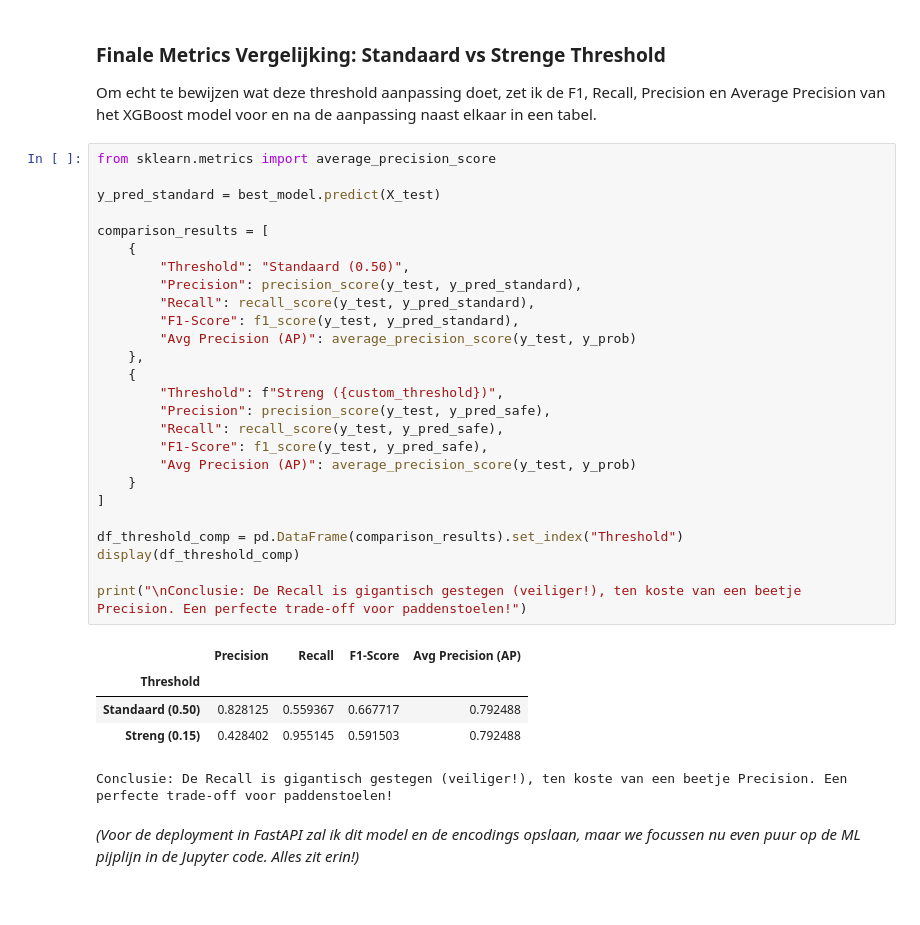
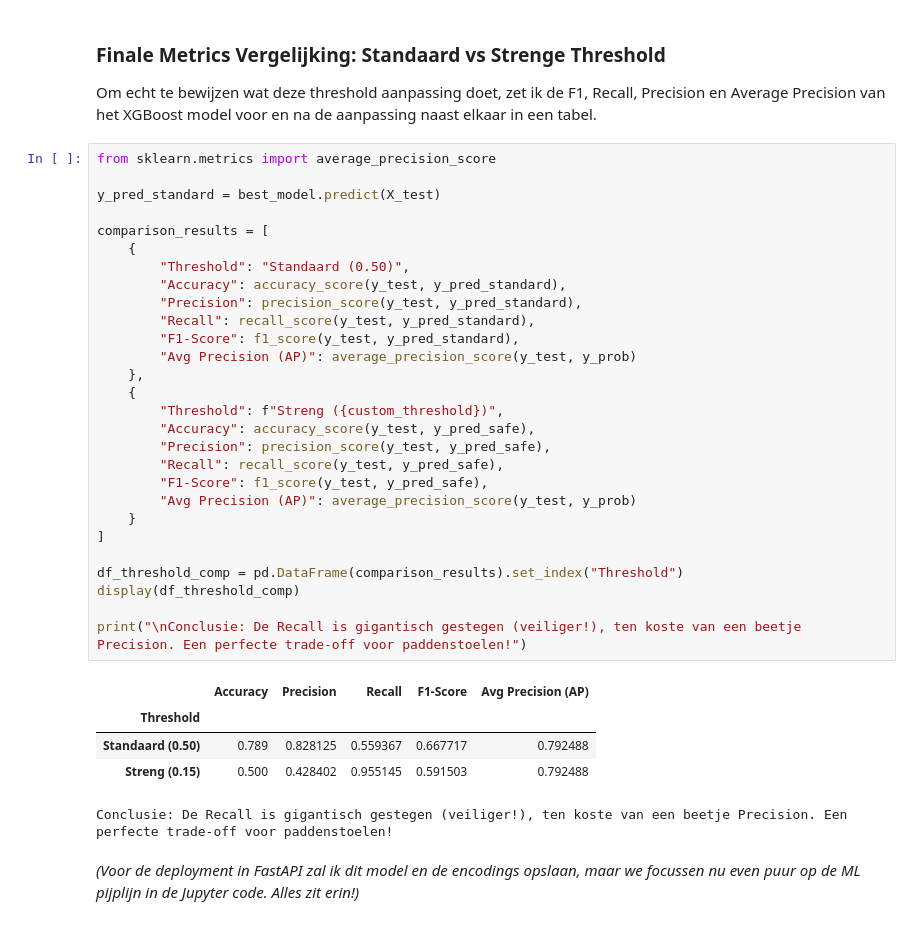
Before and after one commit to dmitcher7/CloudAI-Challenge, a Jupyter notebook: mushrooms/Dimi/01_Dimi_Mushrooms_EDA_Model.ipynb, the cells around one changed output. Drawn from its saved outputs; the diff is of its cells as text.

```diff
--- a/mushrooms/Dimi/01_Dimi_Mushrooms_EDA_Model.ipynb
+++ b/mushrooms/Dimi/01_Dimi_Mushrooms_EDA_Model.ipynb
@@ -283,34 +283,36 @@ Om echt te bewijzen wat deze threshold aanpassing doet, zet ik de F1, Recall, Pr
 # %%
 from sklearn.metrics import average_precision_score
 
 y_pred_standard = best_model.predict(X_test)
 
 comparison_results = [
     {
         "Threshold": "Standaard (0.50)",
+        "Accuracy": accuracy_score(y_test, y_pred_standard),
         "Precision": precision_score(y_test, y_pred_standard),
         "Recall": recall_score(y_test, y_pred_standard),
         "F1-Score": f1_score(y_test, y_pred_standard),
         "Avg Precision (AP)": average_precision_score(y_test, y_prob)
     },
     {
         "Threshold": f"Streng ({custom_threshold})",
+        "Accuracy": accuracy_score(y_test, y_pred_safe),
         "Precision": precision_score(y_test, y_pred_safe),
         "Recall": recall_score(y_test, y_pred_safe),
         "F1-Score": f1_score(y_test, y_pred_safe),
         "Avg Precision (AP)": average_precision_score(y_test, y_prob)
     }
 ]
 
 df_threshold_comp = pd.DataFrame(comparison_results).set_index("Threshold")
 display(df_threshold_comp)
 
 print("\nConclusie: De Recall is gigantisch gestegen (veiliger!), ten koste van een beetje Precision. Een perfecte trade-off voor paddenstoelen!")
 # %% [output]
-|  | Precision | Recall | F1-Score | Avg Precision (AP) |
-| Threshold |  |  |  |  |
-| Standaard (0.50) | 0.828125 | 0.559367 | 0.667717 | 0.792488 |
-| Streng (0.15) | 0.428402 | 0.955145 | 0.591503 | 0.792488 |
+|  | Accuracy | Precision | Recall | F1-Score | Avg Precision (AP) |
+| Threshold |  |  |  |  |  |
+| Standaard (0.50) | 0.789 | 0.828125 | 0.559367 | 0.667717 | 0.792488 |
+| Streng (0.15) | 0.500 | 0.428402 | 0.955145 | 0.591503 | 0.792488 |
 Conclusie: De Recall is gigantisch gestegen (veiliger!), ten koste van een beetje Precision. Een perfecte trade-off voor paddenstoelen!
 # %% [markdown]
 *(Voor de deployment in FastAPI zal ik dit model en de encodings opslaan, maar we focussen nu even puur op de ML pijplijn in de Jupyter code. Alles zit erin!)*
```
Also changed, not shown: parts of 1 cell of this notebook, 3 other files.
